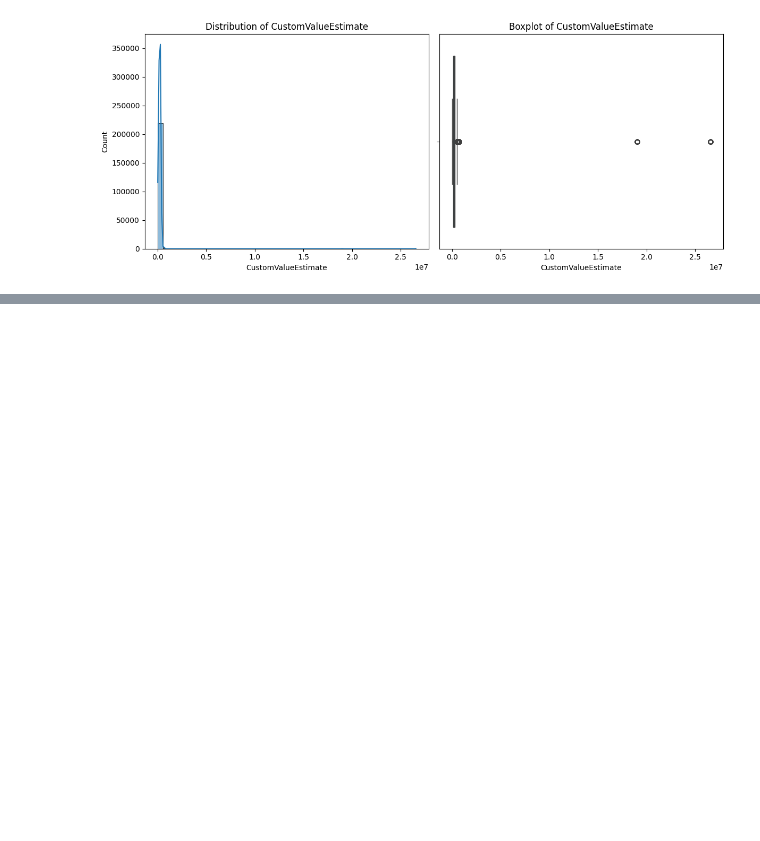
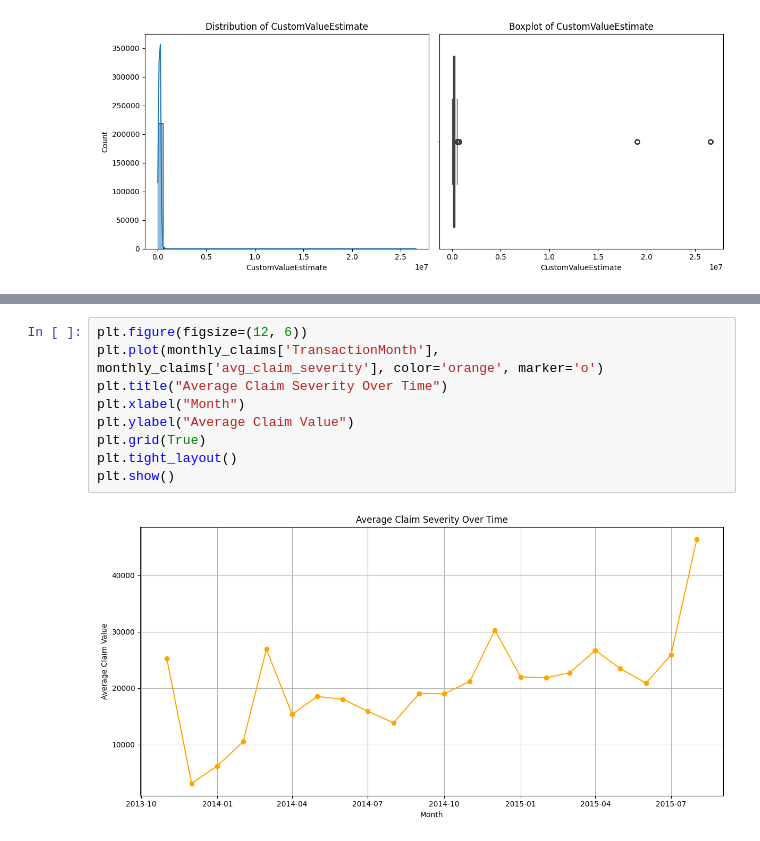
Before and after one commit to sumeyaaaa/End-to-End-Insurance-Risk-Analytics-Predictive-Modelin, a Jupyter notebook: notebooks/data_convert_load.ipynb, the cells around one changed output, grey strips where cells are left out. Drawn from its saved outputs; the diff is of its cells as text; blank space fills up the shorter version.

```diff
--- a/notebooks/data_convert_load.ipynb
+++ b/notebooks/data_convert_load.ipynb
@@ -159,0 +317,11 @@ for col in financial_cols:
+# %%
+plt.figure(figsize=(12, 6))
+plt.plot(monthly_claims['TransactionMonth'], monthly_claims['avg_claim_severity'], color='orange', marker='o')
+plt.title("Average Claim Severity Over Time")
+plt.xlabel("Month")
+plt.ylabel("Average Claim Value")
+plt.grid(True)
+plt.tight_layout()
+plt.show()
+# %% [output]
+[figure, added]
```
Also changed, not shown: parts of 22 cells of this notebook, 1 other file.
